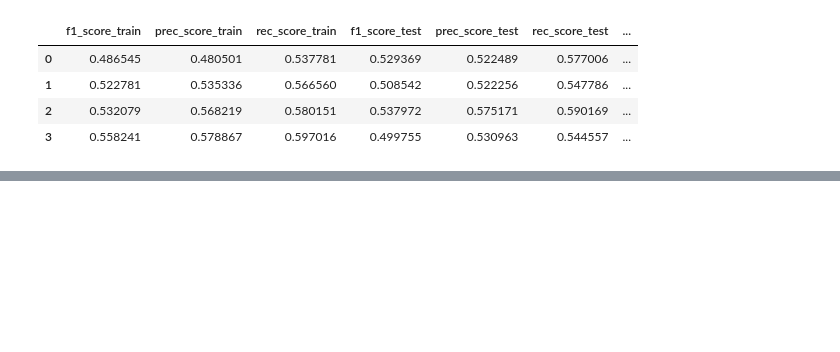
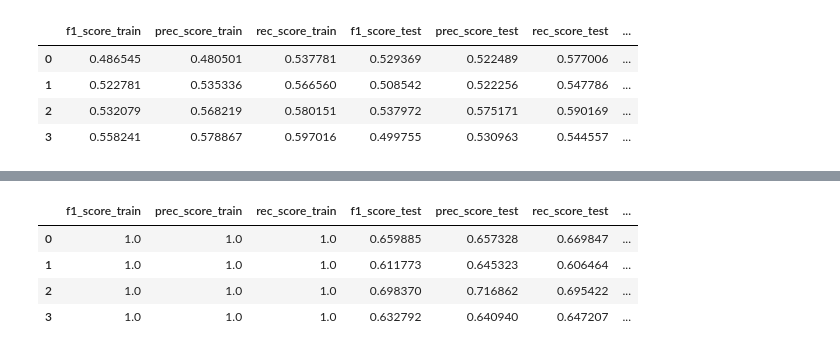
Before and after one commit to prasenjit52282/AQuaMoHo, a Jupyter notebook: train.ipynb, the cells around one changed output, grey strips where cells are left out. Saved outputs shown, nothing was run; the diff lists cells and outputs as text; code cells hidden in the pictures; blank space fills up the shorter version.

```diff
--- a/train.ipynb
+++ b/train.ipynb
@@ -131,0 +253,4 @@ df
+# %%
+#Random Forest
+rf=RandomForest()
+df=experiment('dis_rf','Dgp',rf)
@@ -131,0 +275,8 @@ df
+# %%
+df
+# %% [output]
+|  | f1_score_train | prec_score_train | rec_score_train | f1_score_test | prec_score_test | rec_score_test | ... |
+| 0 | 1.0 | 1.0 | 1.0 | 0.659885 | 0.657328 | 0.669847 | ... |
+| 1 | 1.0 | 1.0 | 1.0 | 0.611773 | 0.645323 | 0.606464 | ... |
+| 2 | 1.0 | 1.0 | 1.0 | 0.698370 | 0.716862 | 0.695422 | ... |
+| 3 | 1.0 | 1.0 | 1.0 | 0.632792 | 0.640940 | 0.647207 | ... |
```
Also changed, not shown: parts of 15 cells of this notebook, 11 other files.
